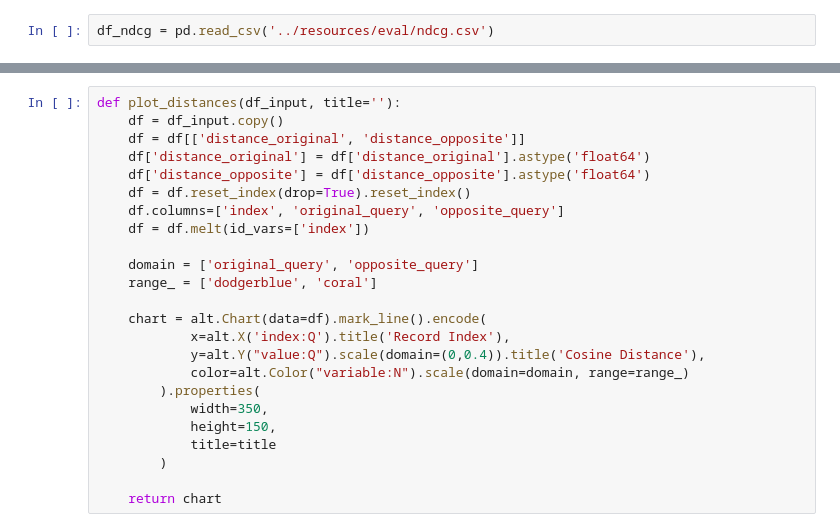
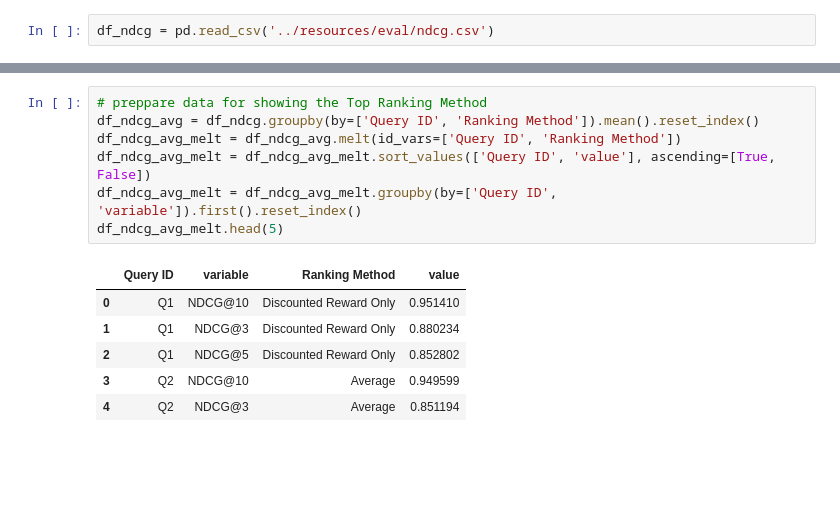
Before and after one commit to gen-exody/nes, a Jupyter notebook: notebooks/evaluation_analysis.ipynb, the cells around one changed output, grey strips where cells are left out. Drawn from its saved outputs; the diff is of its cells as text; blank space fills up the shorter version.

```diff
--- a/notebooks/evaluation_analysis.ipynb
+++ b/notebooks/evaluation_analysis.ipynb
@@ -75,24 +12,14 @@ alt.Chart(data=df_ndcg_avg).mark_line().encode(
-# %%
-def plot_distances(df_input, title=''):
-    df = df_input.copy()
-    df = df[['distance_original', 'distance_opposite']]
-    df['distance_original'] = df['distance_original'].astype('float64')
-    df['distance_opposite'] = df['distance_opposite'].astype('float64')
-    df = df.reset_index(drop=True).reset_index()
-    df.columns=['index', 'original_query', 'opposite_query']
-    df = df.melt(id_vars=['index'])
-
-    domain = ['original_query', 'opposite_query']
-    range_ = ['dodgerblue', 'coral']
-
-    chart = alt.Chart(data=df).mark_line().encode(
-            x=alt.X('index:Q').title('Record Index'),
-            y=alt.Y("value:Q").scale(domain=(0,0.4)).title('Cosine Distance'),
-            color=alt.Color("variable:N").scale(domain=domain, range=range_)
-        ).properties(
-            width=350,
-            height=150,
-            title=title
-        )
-
-    return chart
+# %%
+# preppare data for showing the Top Ranking Method
+df_ndcg_avg = df_ndcg.groupby(by=['Query ID', 'Ranking Method']).mean().reset_index()
+df_ndcg_avg_melt = df_ndcg_avg.melt(id_vars=['Query ID', 'Ranking Method'])
+df_ndcg_avg_melt = df_ndcg_avg_melt.sort_values(['Query ID', 'value'], ascending=[True, False])
+df_ndcg_avg_melt = df_ndcg_avg_melt.groupby(by=['Query ID', 'variable']).first().reset_index()
+df_ndcg_avg_melt.head(5)
+# %% [output]
+|  | Query ID | variable | Ranking Method | value |
+| 0 | Q1 | NDCG@10 | Discounted Reward Only | 0.951410 |
+| 1 | Q1 | NDCG@3 | Discounted Reward Only | 0.880234 |
+| 2 | Q1 | NDCG@5 | Discounted Reward Only | 0.852802 |
+| 3 | Q2 | NDCG@10 | Average | 0.949599 |
+| 4 | Q2 | NDCG@3 | Average | 0.851194 |
```
Also changed, not shown: parts of 14 cells of this notebook, 2 other files.
